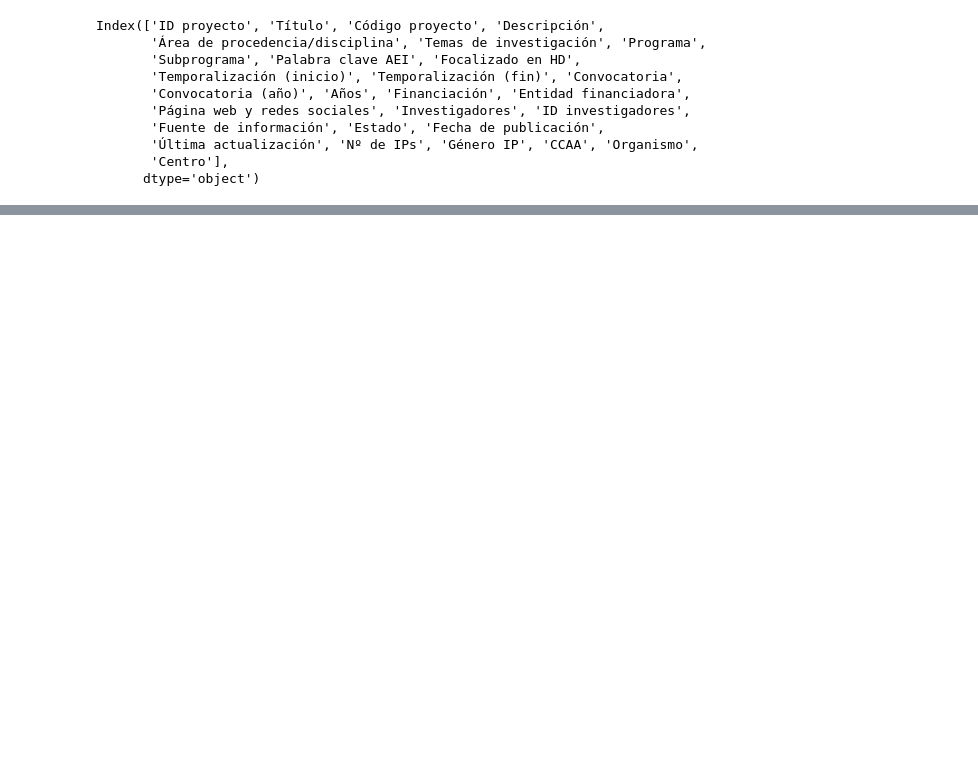
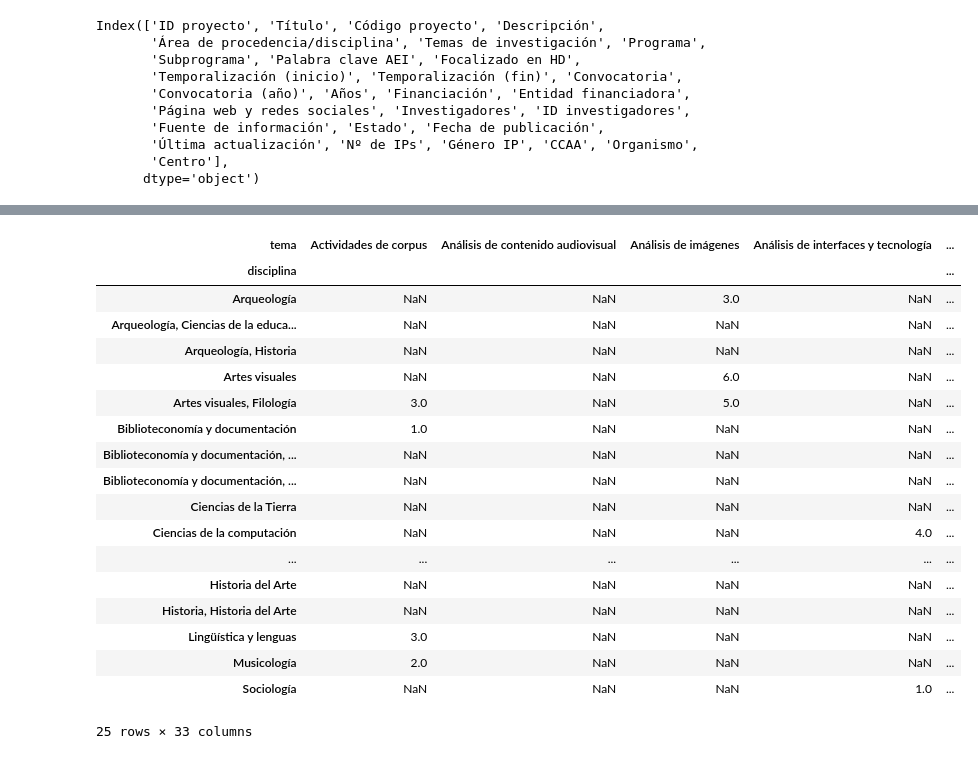
Before and after one commit to linhd-postdata/desir, a Jupyter notebook: Disciplinas.ipynb, the cells around one changed output, grey strips where cells are left out. Drawn from its saved outputs; the diff is of its cells as text; code cells hidden in the pictures; blank space fills up the shorter version.

```diff
--- a/Disciplinas.ipynb
+++ b/Disciplinas.ipynb
@@ -120,5 +177,28 @@ disciplinas_df = pd.DataFrame.from_dict(series)
 # %%
-disciplinas_df = disciplinas_df.set_index(pd.Index(result_df["Área de procedencia/disciplina"].values))
+#disciplinas_df = disciplinas_df.set_index(pd.Index(result_df["Área de procedencia/disciplina"].values))
+#disciplinas_df
+pivot_df = disciplinas_df.pivot(index='disciplina', columns='tema', values='cuenta')
+pivot_df
+# %% [output]
+| tema | Actividades de corpus | Análisis de contenido audiovisual | Análisis de imágenes | Análisis de interfaces y tecnología | ... |
+| disciplina |  |  |  |  | ... |
+| Arqueología | NaN | NaN | 3.0 | NaN | ... |
+| Arqueología, Ciencias de la educa... | NaN | NaN | NaN | NaN | ... |
+| Arqueología, Historia | NaN | NaN | NaN | NaN | ... |
+| Artes visuales | NaN | NaN | 6.0 | NaN | ... |
+| Artes visuales, Filología | 3.0 | NaN | 5.0 | NaN | ... |
+| Biblioteconomía y documentación | 1.0 | NaN | NaN | NaN | ... |
+| Biblioteconomía y documentación, ... | NaN | NaN | NaN | NaN | ... |
+| Biblioteconomía y documentación, ... | NaN | NaN | NaN | NaN | ... |
+| Ciencias de la Tierra | NaN | NaN | NaN | NaN | ... |
+| Ciencias de la computación | NaN | NaN | NaN | 4.0 | ... |
+| ... | ... | ... | ... | ... | ... |
+| Historia del Arte | NaN | NaN | NaN | NaN | ... |
+| Historia, Historia del Arte | NaN | NaN | NaN | NaN | ... |
+| Lingüística y lenguas | 3.0 | NaN | NaN | NaN | ... |
+| Musicología | 2.0 | NaN | NaN | NaN | ... |
+| Sociología | NaN | NaN | NaN | 1.0 | ... |
+25 rows × 33 columns
 # %%
 disciplinas_df.to_csv("data/disciplinas_temas.csv")
 # %%
```
Also changed, not shown: parts of 13 cells of this notebook, 3 other files.
